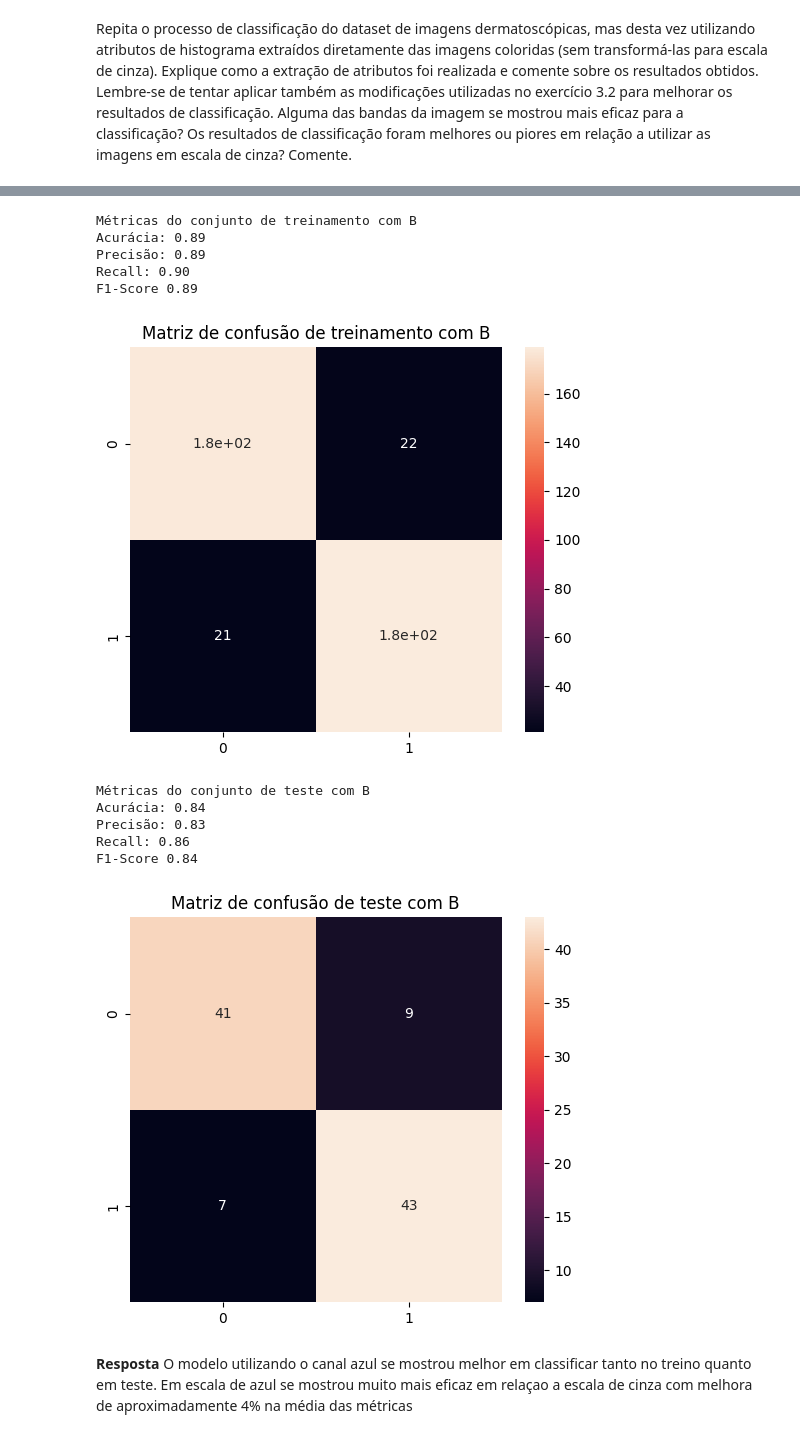
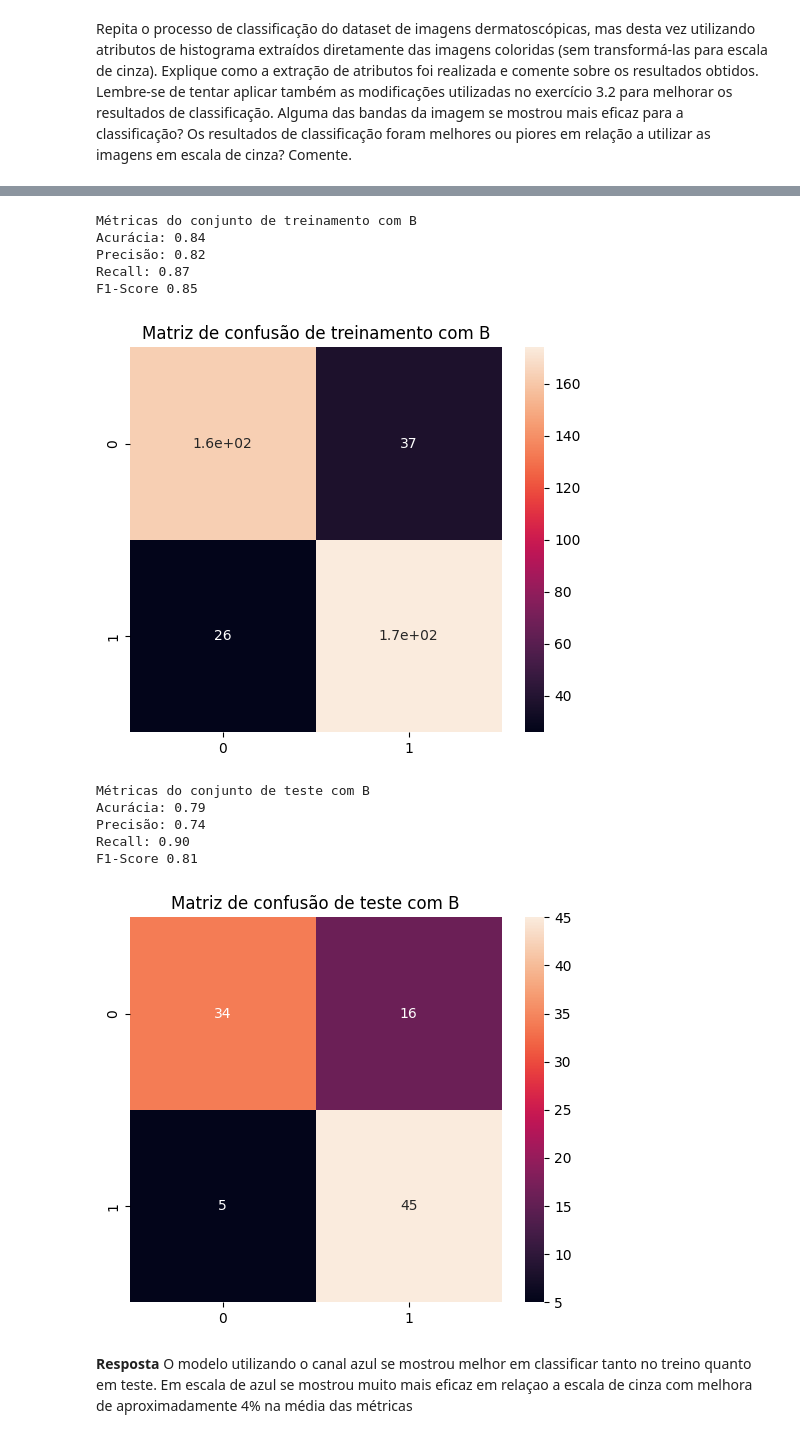
Before and after one commit to jiahas/ia905-introducttion-to-image-processing-and-analysis, a Jupyter notebook: Ex02_195673.ipynb, the cells around one changed output, grey strips where cells are left out. Drawn from its saved outputs; the diff is of its cells as text; code cells hidden in the pictures.

Commit message:
fixing issues with classify function

```diff
--- a/Ex02_195673.ipynb
+++ b/Ex02_195673.ipynb
@@ -492,8 +487,8 @@ resized_train = [x[7:21,7:21,:] for x in images_train]
 resized_test = [x[7:21,7:21,:] for x in images_test]
 # %%
 # Classifcando os modelos redimensionados
-resized_train_features = classify(resized_train)
-resized_test_features = classify(resized_test)
+resized_train_features = np.array([classify(img) for img in images_train])
+resized_test_features = np.array([classify(img) for img in images_test])
 
 # Criação do modelo
 model = KNeighborsClassifier(n_neighbors=3)
@@ -590,19 +585,20 @@ color_train = [x[7:21,7:21,:] for x in images_train]
 color_test = [x[7:21,7:21,:] for x in images_test]
 # %%
   # Classifcando os modelos redimensionados sem transformar em escala de cinza
-color_train_features = classify(color_train, c = 'rgb')
-color_test_features = classify(color_test,  c = 'rgb')
+color_train_features = np.array([classify(img, c = 'rgb')['rgb'] for img in images_train])
+color_test_features = np.array([classify(img,  c = 'rgb')['rgb'] for img in images_test])
+
 
 # Criação do modelo
 model = KNeighborsClassifier(n_neighbors=3)
 
-model.fit(color_train_features['rgb'], labels_train)
+model.fit(np.array(color_train_features), labels_train)
 
 # Treinamento do modelo
-color_labels_train_pred = model.predict(color_train_features['rgb'])
+color_labels_train_pred = model.predict(color_train_features)
 
 # Predição do modelo
-color_labels_test_pred = model.predict(color_test_features['rgb'])
+color_labels_test_pred = model.predict(color_test_features)
 # %%
 # Métricas do modelos de treinamento
 acc = accuracy_score(labels_train,  color_labels_train_pred)
@@ -660,18 +656,18 @@ F1-Score 0.80
 # %%
   # Classifcando os modelos redimensionados sem transformar em escala de cinza
-color_train_features = classify(color_train, c = 'rgb')
-color_test_features = classify(color_test,  c = 'rgb')
+r_train_features = [classify(img, c = 'rgb')['r'] for img in images_train]
+r_test_features = [classify(img,  c = 'rgb')['r'] for img in images_test]
 
 # Criação do modelo
 model = KNeighborsClassifier(n_neighbors=3)
 
-model.fit(color_train_features['r'], labels_train)
+model.fit(color_train_features, labels_train)
 
 # Treinamento do modelo
-color_labels_train_pred = model.predict(color_train_features['r'])
+color_labels_train_pred = model.predict(color_train_features)
 
 # Predição do modelo
-color_labels_test_pred = model.predict(color_test_features['r'])
+color_labels_test_pred = model.predict(color_test_features)
 
 # Métricas do modelos de treinamento
 acc = accuracy_score(labels_train,  color_labels_train_pred)
@@ -728,18 +724,18 @@ F1-Score 0.76
 # %%
   # Classifcando os modelos redimensionados sem transformar em escala de cinza
-color_train_features = classify(color_train, c = 'rgb')
-color_test_features = classify(color_test,  c = 'rgb')
+g_train_features = [classify(img, c = 'rgb')['g'] for img in images_train]
+g_test_features = [classify(img,  c = 'rgb')['g'] for img in images_test]
 
 # Criação do modelo
 model = KNeighborsClassifier(n_neighbors=3)
 
-model.fit(color_train_features['g'], labels_train)
+model.fit(color_train_features, labels_train)
 
 # Treinamento do modelo
-color_labels_train_pred = model.predict(color_train_features['g'])
+color_labels_train_pred = model.predict(color_train_features)
 
 # Predição do modelo
-color_labels_test_pred = model.predict(color_test_features['g'])
+color_labels_test_pred = model.predict(color_test_features)
 
 # Métricas do modelos de treinamento
 acc = accuracy_score(labels_train,  color_labels_train_pred)
@@ -796,18 +792,18 @@ F1-Score 0.78
 # %%
   # Classifcando os modelos redimensionados sem transformar em escala de cinza
-color_train_features = classify(color_train, c = 'rgb')
-color_test_features = classify(color_test,  c = 'rgb')
+b_train_features = [classify(img, c = 'rgb')['b'] for img in images_train]
+b_test_features = [classify(img,  c = 'rgb')['b'] for img in images_test]
 
 # Criação do modelo
 model = KNeighborsClassifier(n_neighbors=3)
 
-model.fit(color_train_features['b'], labels_train)
+model.fit(color_train_features, labels_train)
 
 # Treinamento do modelo
-color_labels_train_pred = model.predict(color_train_features['b'])
+color_labels_train_pred = model.predict(color_train_features)
 
 # Predição do modelo
-color_labels_test_pred = model.predict(color_test_features['b'])
+color_labels_test_pred = model.predict(color_test_features)
 
 # Métricas do modelos de treinamento
 acc = accuracy_score(labels_train,  color_labels_train_pred)
@@ -824,43 +820,43 @@ cm = confusion_matrix(labels_train,color_labels_train_pred)
 
 df_cm = pd.DataFrame(cm, index = [i for i in "01"],
                   columns = [i for i in "01"]);
 plt.figure(figsize = (6,5));
 plt.title('Matriz de confusão de treinamento com B')
 sn.heatmap(df_cm, annot=True)
 plt.show();
 
 # Métricas do conjunto de teste
 acc = accuracy_score(labels_test, color_labels_test_pred)
 prec = precision_score(labels_test, color_labels_test_pred)
 rec = recall_score(labels_test, color_labels_test_pred)
 f1 = f1_score(labels_test, color_labels_test_pred)
 
 # Imprimindo as métricas
 print(f"Métricas do conjunto de teste com B\nAcurácia: {acc:.2f}\nPrecisão: {prec:.2f}\nRecall: {rec:.2f}\nF1-Score {f1:.2f}\n")
 
 # Matriz de confusão
 
 cm = confusion_matrix(labels_test,color_labels_test_pred)
 
 df_cm = pd.DataFrame(cm, index = [i for i in "01"],
                   columns = [i for i in "01"]);
 plt.figure(figsize = (6,5));
 plt.title('Matriz de confusão de teste com B')
 sn.heatmap(df_cm, annot=True)
 plt.show();
 # %% [output]
 Métricas do conjunto de treinamento com B
-Acurácia: 0.89
-Precisão: 0.89
-Recall: 0.90
-F1-Score 0.89
+Acurácia: 0.84
+Precisão: 0.82
+Recall: 0.87
+F1-Score 0.85
-[figure, old version]
+[figure, new version]
 Métricas do conjunto de teste com B
-Acurácia: 0.84
-Precisão: 0.83
-Recall: 0.86
-F1-Score 0.84
+Acurácia: 0.79
+Precisão: 0.74
+Recall: 0.90
+F1-Score 0.81
-[figure, old version]
+[figure, new version]
 # %% [markdown]
 **Resposta** O modelo utilizando o canal azul se mostrou melhor em classificar tanto no treino quanto em teste. Em escala de azul se mostrou muito mais eficaz em relaçao a escala de cinza com melhora de aproximadamente 4% na média das métricas
 # %% [markdown]
```
Also changed, not shown: parts of 16 cells of this notebook.
